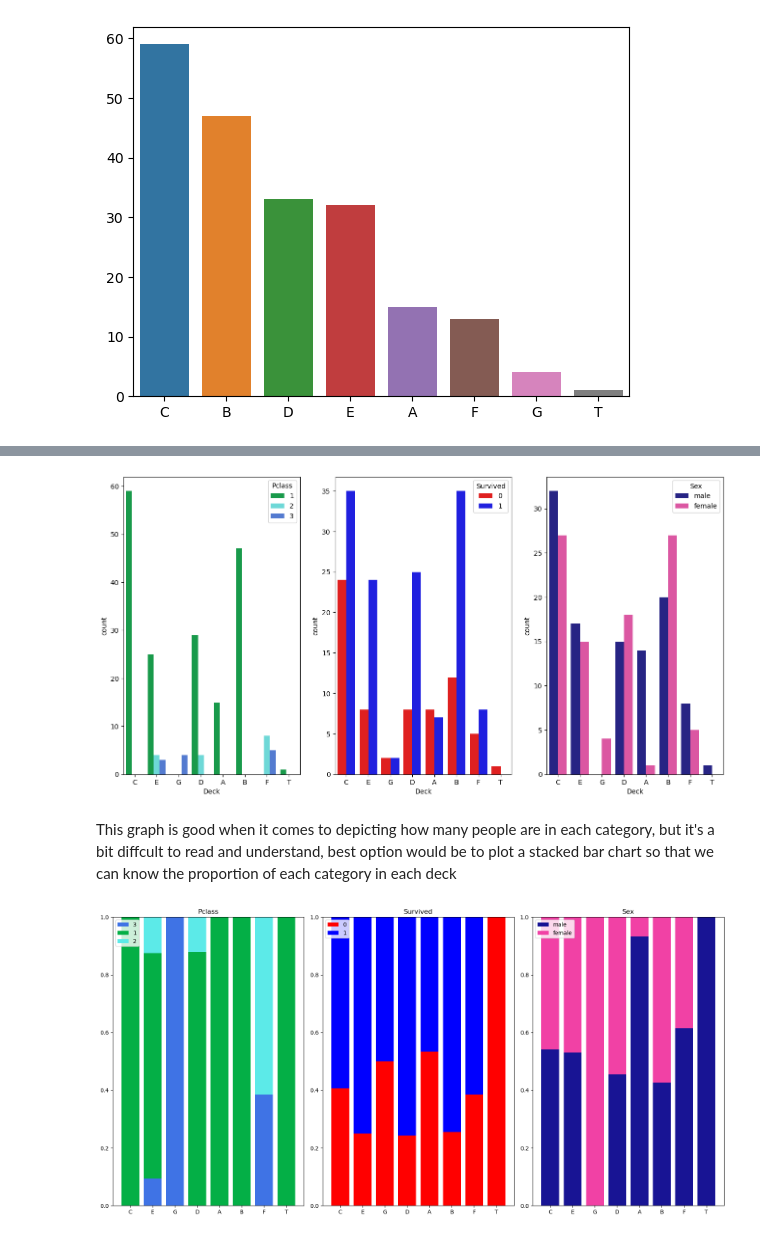
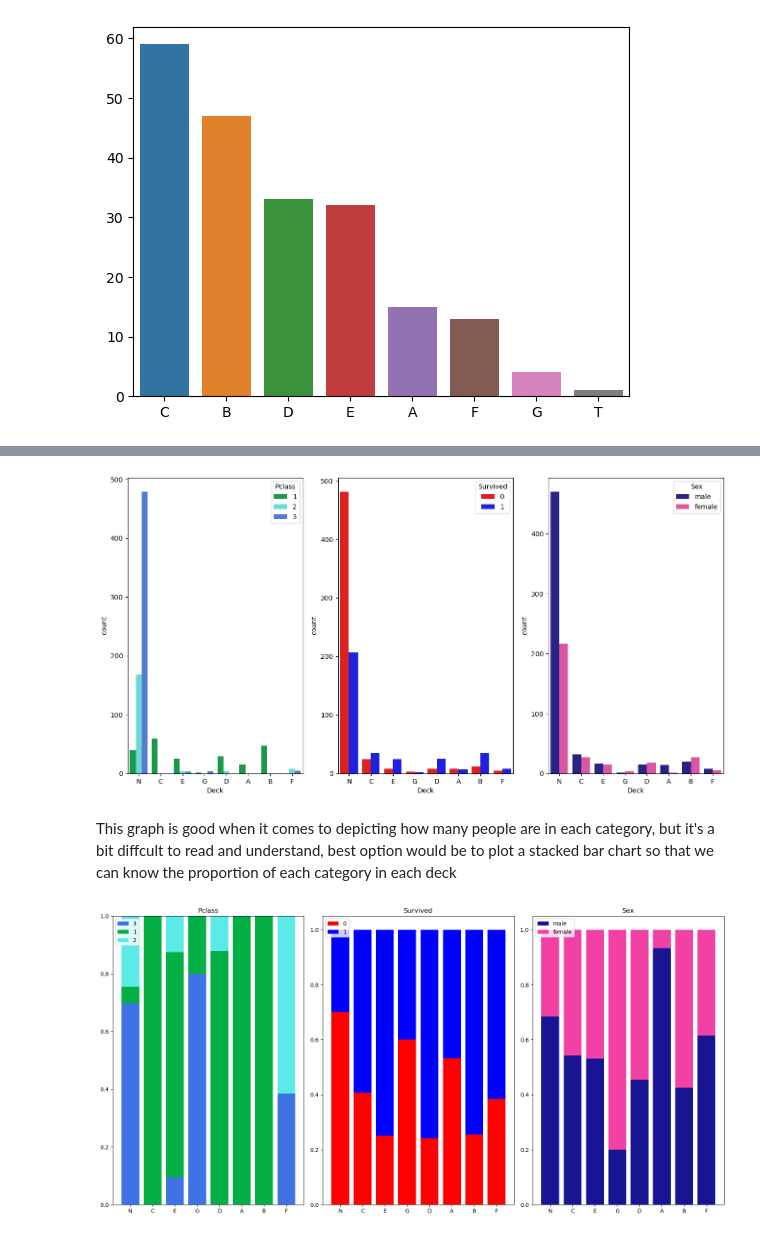
Before and after one commit to abdulqadirmuazzim/Titanic, a Jupyter notebook: titanic.ipynb, the cells around one changed output, grey strips where cells are left out. Saved outputs shown, nothing was run; the diff lists cells and outputs as text; code cells hidden in the pictures.

```diff
--- a/titanic.ipynb
+++ b/titanic.ipynb
@@ -229,3 +229,11 @@ sns.barplot(x=deck_counts.index, y=deck_counts.values)
 plt.show()
 # %% [output]
 [figure]
+# %%
+train.Deck.fillna("N")
+new = train.Deck.replace("T", "G")
+
+new = new.fillna("N")
+train["Deck"] = new
+sns.countplot(data=train, x="Deck")
+plt.show()
@@ -245,35 +255,34 @@ for i, feature in enumerate(features, start=1):
 
 plt.show()
 # %% [output]
-[figure, old version]
+[figure, new version]
 # %% [markdown]
 This graph is good when it comes to depicting how many people are in each category, but it's a bit diffcult to read and understand, best option would be to plot a stacked bar chart so that we can know the proportion of each category in each deck
 # %%
 # Task: For each deck get the counts, and for each feature get the proportion of each category in each
 # deck and plot a stacked bar chart to visualize.
-decks = list(train.Deck.unique())[1:]
+decks = list(train.Deck.unique())
 features = ['Pclass', "Survived", "Sex"]
 
 plt.figure(figsize=(16, 8))
 for i, feature in enumerate(features, start=1):
     plt.subplot(1, 3, i)
-    total = len([train.Deck[train.Deck == deck] for deck in decks])
     len_unique = len(train[feature].unique())
     bottom = [0] * len(decks)
 
     for i2, values in enumerate(train[feature].unique()):
         index = train[feature].unique()[(i2)% len_unique]
         proportion = [
             train.Deck[(train.Deck == deck) & (train[feature] == index)].count()
             / len(train.Deck[train.Deck == deck])
             for deck in decks
         ]
         plt.bar(decks, proportion, bottom=bottom, label=f"{values}", color=palette[i-1][values])
         bottom = np.array(bottom) + np.array(proportion)
     plt.title(str(feature))
     plt.legend(loc=2)
 
 plt.tight_layout()
 plt.show()
 # %% [output]
-[figure, old version]
+[figure, new version]
```
Also changed, not shown: parts of 8 cells of this notebook.
